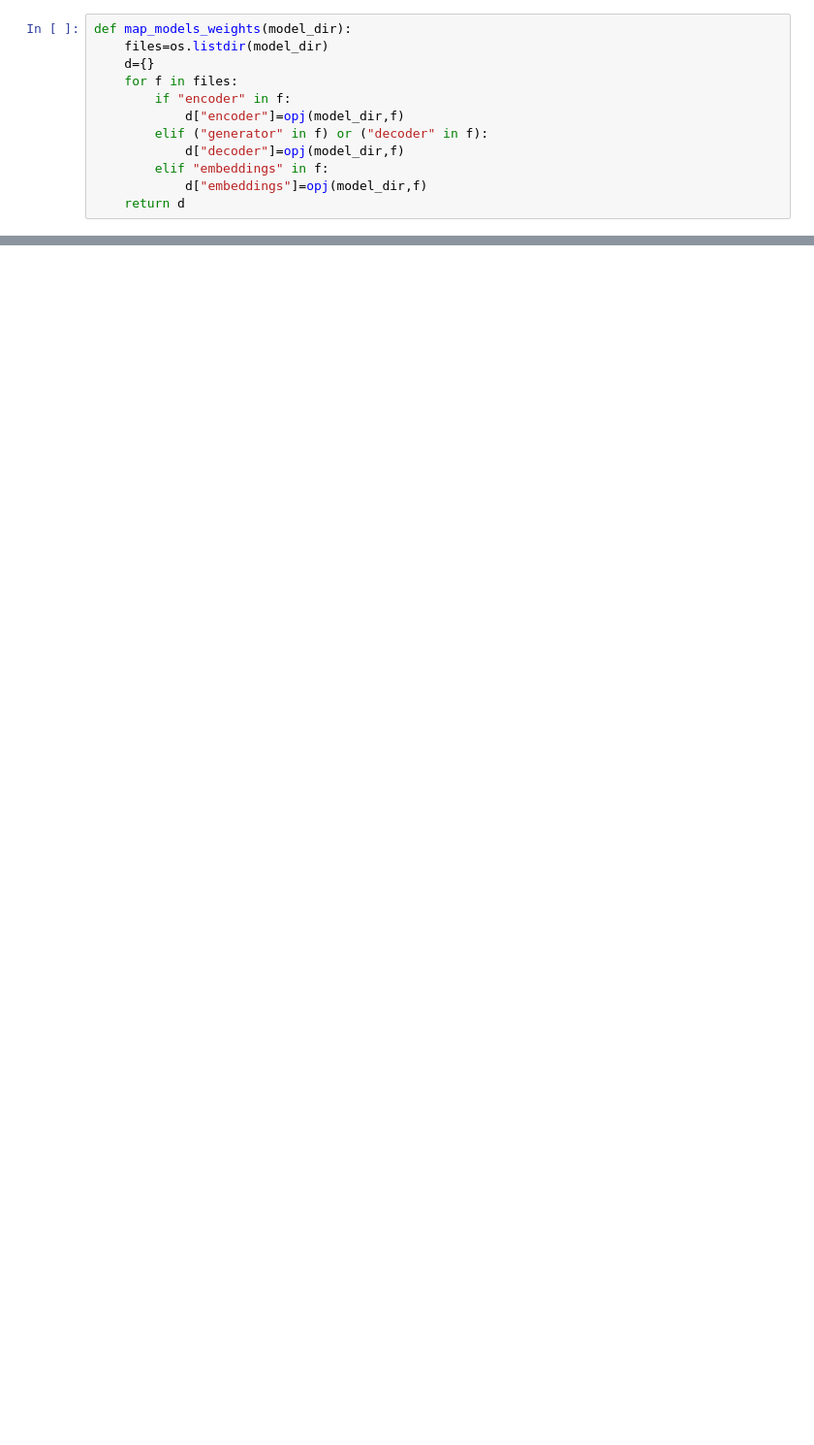
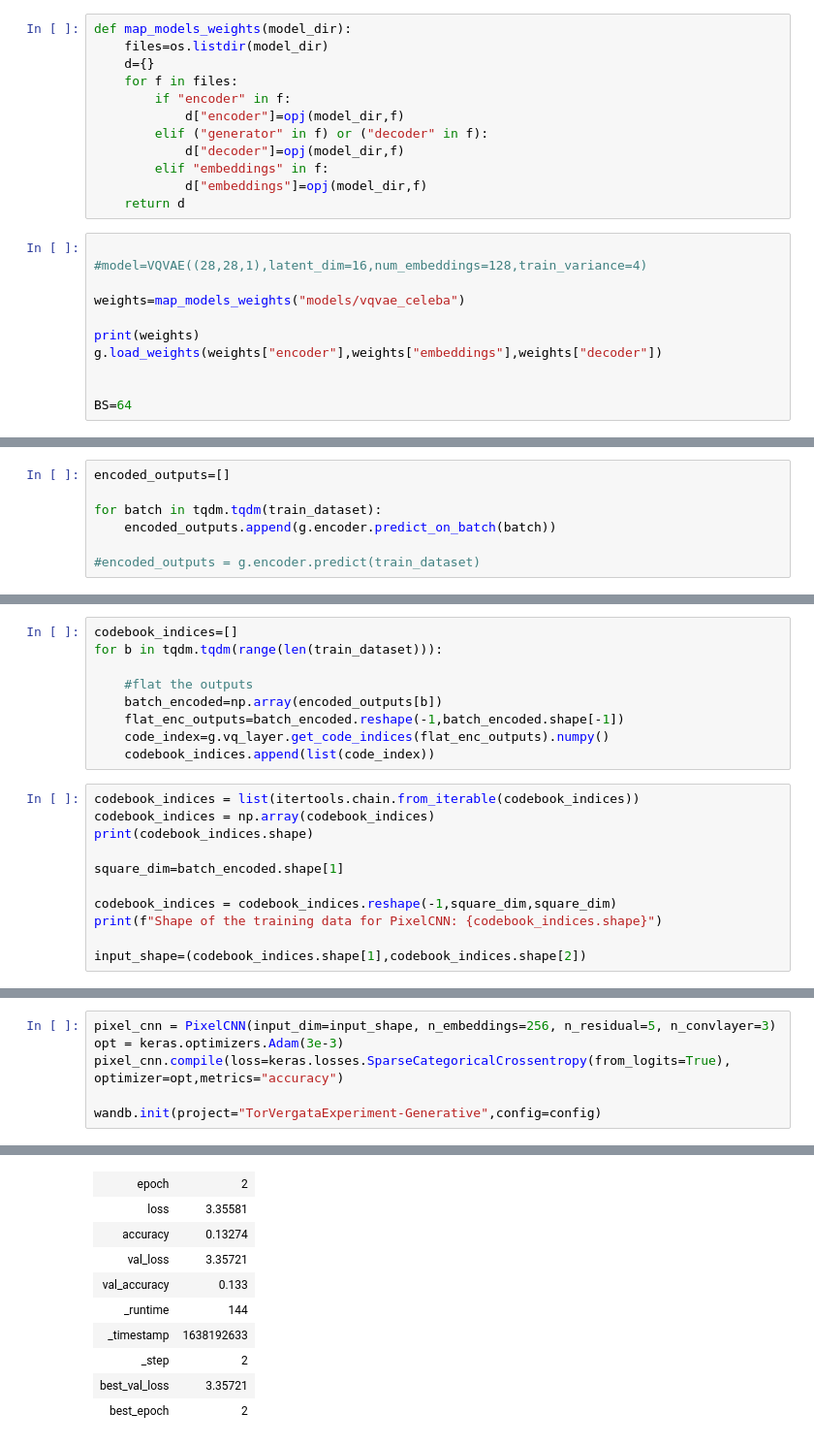
Before and after one commit to matteoferrante/TorVergataExperiments, a Jupyter notebook: Generative/VQ-VAE_celebA.ipynb, the cells around one changed output, grey strips where cells are left out. Shown: that part at 97% size. Drawn from its saved outputs; the diff is of its cells as text; blank space fills up the shorter version.

```diff
--- a/Generative/VQ-VAE_celebA.ipynb
+++ b/Generative/VQ-VAE_celebA.ipynb
@@ -183,3 +256,14 @@ def map_models_weights(model_dir):
         elif "embeddings" in f:
             d["embeddings"]=opj(model_dir,f)
     return d
+# %%
+
+#model=VQVAE((28,28,1),latent_dim=16,num_embeddings=128,train_variance=4)
+
+weights=map_models_weights("models/vqvae_celeba")
+
+print(weights)
+g.load_weights(weights["encoder"],weights["embeddings"],weights["decoder"])
+
+
+BS=64
@@ -185,0 +298,7 @@ def map_models_weights(model_dir):
+# %%
+encoded_outputs=[]
+
+for batch in tqdm.tqdm(train_dataset):
+    encoded_outputs.append(g.encoder.predict_on_batch(batch))
+
+#encoded_outputs = g.encoder.predict(train_dataset)
@@ -185,0 +309,20 @@ def map_models_weights(model_dir):
+# %%
+codebook_indices=[]
+for b in tqdm.tqdm(range(len(train_dataset))):
+
+    #flat the outputs
+    batch_encoded=np.array(encoded_outputs[b])
+    flat_enc_outputs=batch_encoded.reshape(-1,batch_encoded.shape[-1])
+    code_index=g.vq_layer.get_code_indices(flat_enc_outputs).numpy()
+    codebook_indices.append(list(code_index))
+# %%
+codebook_indices = list(itertools.chain.from_iterable(codebook_indices))
+codebook_indices = np.array(codebook_indices)
+print(codebook_indices.shape)
+
+square_dim=batch_encoded.shape[1]
+
+codebook_indices = codebook_indices.reshape(-1,square_dim,square_dim)
+print(f"Shape of the training data for PixelCNN: {codebook_indices.shape}")
+
+input_shape=(codebook_indices.shape[1],codebook_indices.shape[2])
@@ -185,0 +332,7 @@ def map_models_weights(model_dir):
+# %%
+pixel_cnn = PixelCNN(input_dim=input_shape, n_embeddings=256, n_residual=5, n_convlayer=3)
+opt = keras.optimizers.Adam(3e-3)
+pixel_cnn.compile(loss=keras.losses.SparseCategoricalCrossentropy(from_logits=True), optimizer=opt,metrics="accuracy")
+
+wandb.init(project="TorVergataExperiment-Generative",config=config)
+# %% [output]
@@ -185,0 +362,10 @@ def map_models_weights(model_dir):
+| epoch | 2 |
+| loss | 3.35581 |
+| accuracy | 0.13274 |
+| val_loss | 3.35721 |
+| val_accuracy | 0.133 |
+| _runtime | 144 |
+| _timestamp | 1638192633 |
+| _step | 2 |
+| best_val_loss | 3.35721 |
+| best_epoch | 2 |
```
Also changed, not shown: parts of 25 cells of this notebook.
